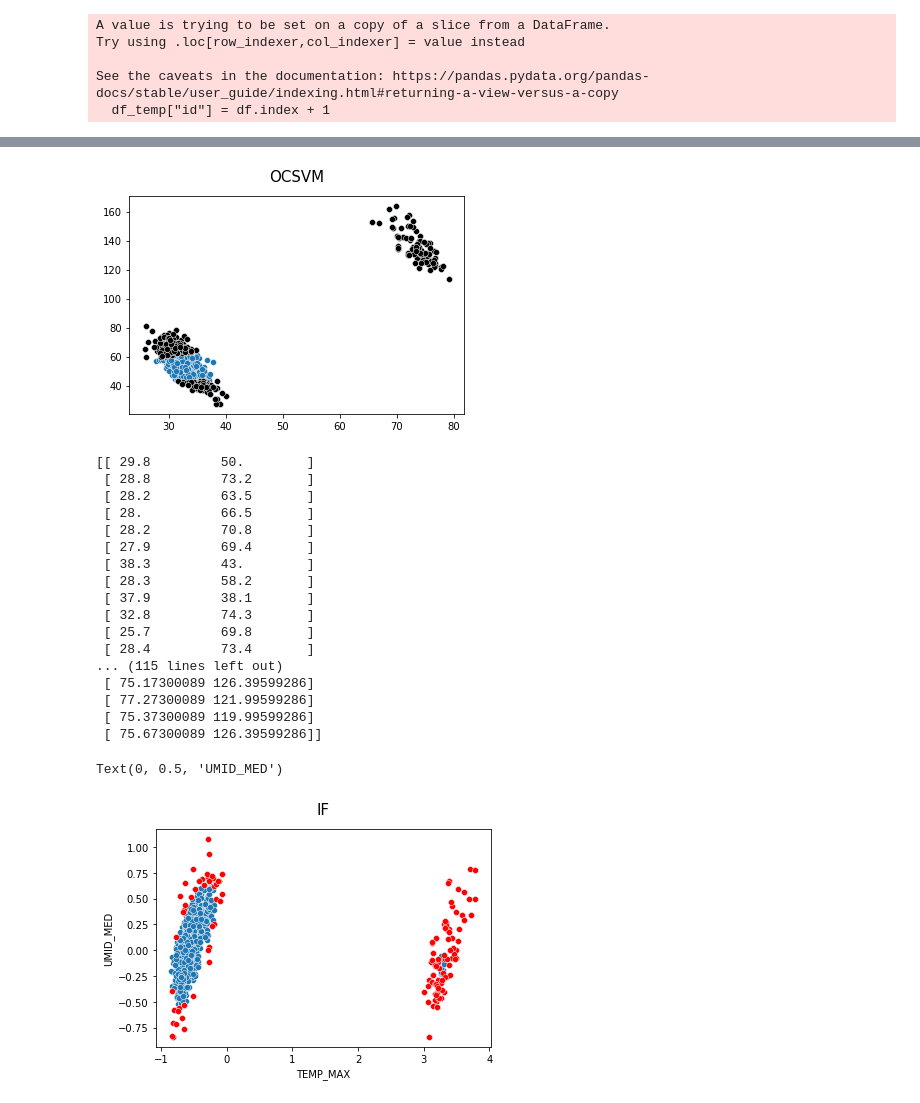
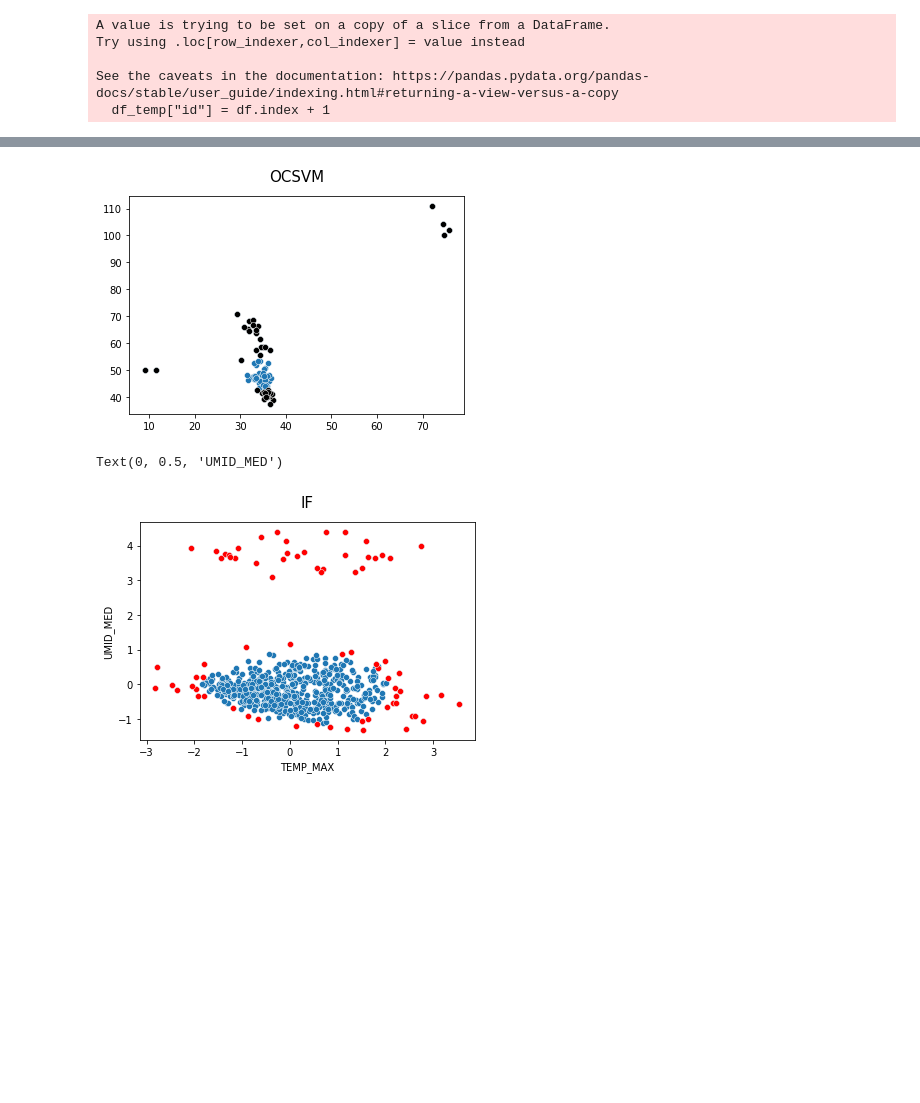
Before and after one commit to AndersonRodr/algorithms-detect-anomalies, a Jupyter notebook: PrimeiroExperimento.ipynb, the cells around one changed output, grey strips where cells are left out. Drawn from its saved outputs; the diff is of its cells as text; code cells hidden in the pictures; blank space fills up the shorter version.

Commit message:
inclusão parcial do método de geração de anomalias
Método do artigo "Automatic outlier detection for time series: an application to sensor data"

```diff
--- a/PrimeiroExperimento.ipynb
+++ b/PrimeiroExperimento.ipynb
@@ -11,14 +15,17 @@ from collections import Counter
 # %%
 ##------------------------------Pegando os Dados-----------------------------------
 
-url = "https://apitempo.inmet.gov.br/estacao/diaria/2018-01-01/2020-12-31/A307"
+#url = "https://apitempo.inmet.gov.br/estacao/diaria/2018-12-21/2019-03-21/A307"
+url = "https://apitempo.inmet.gov.br/estacao/diaria/2018-01-01/2019-12-31/A307"
 headers = {'User-Agent': 'Mozilla/5.0 (Macintosh; Intel Mac OS X 10_11_5) AppleWebKit/537.36 (KHTML, like Gecko) Chrome/50.0.2661.102 Safari/537.36'}
 resp = requests.get(url, headers=headers)
 df = None
+df_temp = None
 if resp.status_code != 200:
     print (resp.raise_for_status())
 else:
     df = pd.DataFrame(resp.json())
+    df.dropna(inplace=True)
     #df = df[df["TEM_MAX"].astype('float') ]
     df_temp = df[df['TEMP_MAX'].notnull()]
     df_temp = df[df['UMID_MED'].notnull()]
@@ -131,7 +155,10 @@ def dataTraining(percentOutliers):
     desvioPadrao = (desvioPadraoTempTraining + desvioPadraoUmidTraining) / 2
     return df_training_temp, df_test_temp
 # %%
-dfs = dataTraining(2)
+#import random
+
+taxaContaminacao = 15
+dfs = dataTraining(taxaContaminacao, True)
 df_training_temp = dfs[0]
 df_test_temp = dfs[1]
 # %% [output]
@@ -194,13 +259,16 @@ Quantidade outliers: (13, 2)
 from sklearn.svm import OneClassSVM
 import seaborn as sns
 
-df_training_temp = df_training_temp
+x = np.array([[10, 50], [12, 50]], np.float)
+df=pd.DataFrame(x, columns=['TEMP_MAX', 'UMID_MED'])
+df_training_temp = pd.concat([df, df_training_temp]).drop_duplicates(keep=False)
+
 
 X = np.array(df_training_temp)
 X, _ = make_blobs(n_samples=df_training_temp.shape[0], centers=X, cluster_std=0.4,random_state=None)
 
 ocsvm = OneClassSVM(kernel='rbf', degree=3, gamma='scale', nu=0.5, coef0=0.0,tol=0.001,
-                    shrinking=True,cache_size=200,
+                    shrinking=True,cache_size=10,
                     verbose=False,max_iter=-1).fit(X)
 pred = ocsvm.predict(X)
 outlier_index = np.where(pred==-1)
@@ -212,58 +280,44 @@ sns.scatterplot(x=outlier_values[:,0],
 plt.title("OCSVM", fontsize=15, pad=15)
 plt.savefig("One-Class SVM Detection.png", dpi=80)
 # %% [output]
-[figure, old version]
+[figure, new version]
 # %%
 from sklearn.ensemble import IsolationForest
 from sklearn.decomposition import PCA
 import seaborn as sns
 
+x = np.array([[10, 50], [12, 50]], np.float)
+df=pd.DataFrame(x, columns=['TEMP_MAX', 'UMID_MED'])
+df_training_temp = pd.concat([df, df_training_temp]).drop_duplicates(keep=False)
+
 X = np.array(df_training_temp)
 
-iforest = IsolationForest(n_estimators=90, max_samples=df_training_temp.shape[0],
+iforest = IsolationForest(n_estimators=300, max_samples=df_training_temp.shape[0],
                           warm_start=False,
-                          contamination=0.2, max_features=1.0,
+                          contamination='auto', max_features=1.0,
                           bootstrap=False, n_jobs=None, random_state=None)
 
 pred = iforest.fit_predict(X)
 outlier_index = np.where(pred==-1)
 outlier_values = X[outlier_index]
 
-print (outlier_values)
 sc=StandardScaler()
 X_scaled = sc.fit_transform(X)
 outlier_values_scaled = sc.transform(outlier_values)
 
 pca = PCA(n_components=2)
 X_pca = pca.fit_transform(X_scaled)
 outlier_values_pca = pca.transform(outlier_values_scaled)
 
 sns.scatterplot(x=X_pca[:,0], y=X_pca[:,1])
 sns.scatterplot(x=outlier_values_pca[:,0],
                 y=outlier_values_pca[:,1], color='r')
 plt.title("IF", fontsize=15, pad=15)
 plt.xlabel("TEMP_MAX")
 plt.ylabel("UMID_MED")
 # %% [output]
-[[ 29.8         50.        ]
- [ 28.8         73.2       ]
- [ 28.2         63.5       ]
- [ 28.          66.5       ]
- [ 28.2         70.8       ]
- [ 27.9         69.4       ]
- [ 38.3         43.        ]
- [ 28.3         58.2       ]
- [ 37.9         38.1       ]
- [ 32.8         74.3       ]
- [ 25.7         69.8       ]
- [ 28.4         73.4       ]
-... (115 lines left out)
- [ 75.17300089 126.39599286]
- [ 77.27300089 121.99599286]
- [ 75.37300089 119.99599286]
- [ 75.67300089 126.39599286]]
+Text(0, 0.5, 'UMID_MED')
-Text(0, 0.5, 'UMID_MED')
-[figure, old version]
+[figure, new version]
 # %%
 import numpy as np
 import matplotlib.pyplot as plt
```
Also changed, not shown: parts of 6 cells of this notebook.
